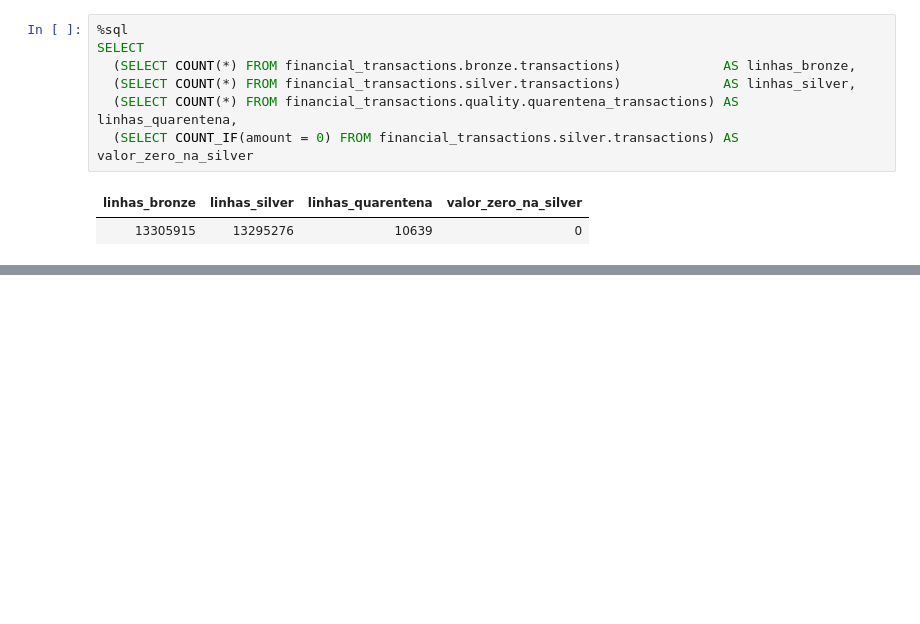
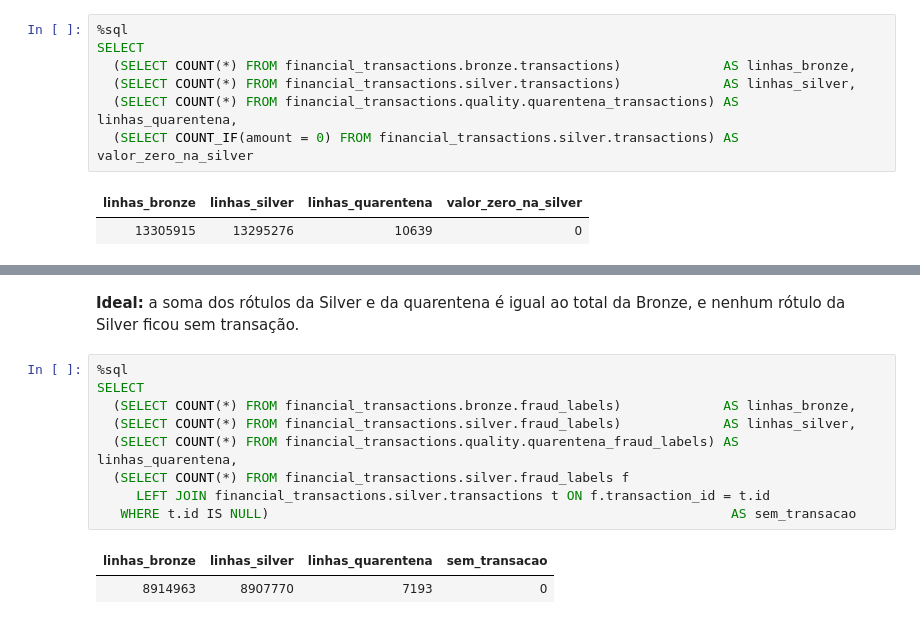
Before and after one commit to emillyssantoss20-crypto/financial_transactions, a Jupyter notebook: processing silver.ipynb, the cells around one changed output, grey strips where cells are left out. Cells and saved outputs as stored; diff of their text form; blank space fills up the shorter version.

```diff
--- a/processing silver.ipynb
+++ b/processing silver.ipynb
@@ -247,0 +287,14 @@ SELECT
+# %% [markdown]
+**Ideal:** a soma dos rótulos da Silver e da quarentena é igual ao total da Bronze, e nenhum rótulo da Silver ficou sem transação.
+# %%
+%sql
+SELECT
+  (SELECT COUNT(*) FROM financial_transactions.bronze.fraud_labels)             AS linhas_bronze,
+  (SELECT COUNT(*) FROM financial_transactions.silver.fraud_labels)             AS linhas_silver,
+  (SELECT COUNT(*) FROM financial_transactions.quality.quarentena_fraud_labels) AS linhas_quarentena,
+  (SELECT COUNT(*) FROM financial_transactions.silver.fraud_labels f
+     LEFT JOIN financial_transactions.silver.transactions t ON f.transaction_id = t.id
+   WHERE t.id IS NULL)                                                           AS sem_transacao
+# %% [output]
+| linhas_bronze | linhas_silver | linhas_quarentena | sem_transacao |
+| 8914963 | 8907770 | 7193 | 0 |
```
Also changed, not shown: parts of 18 cells of this notebook.
